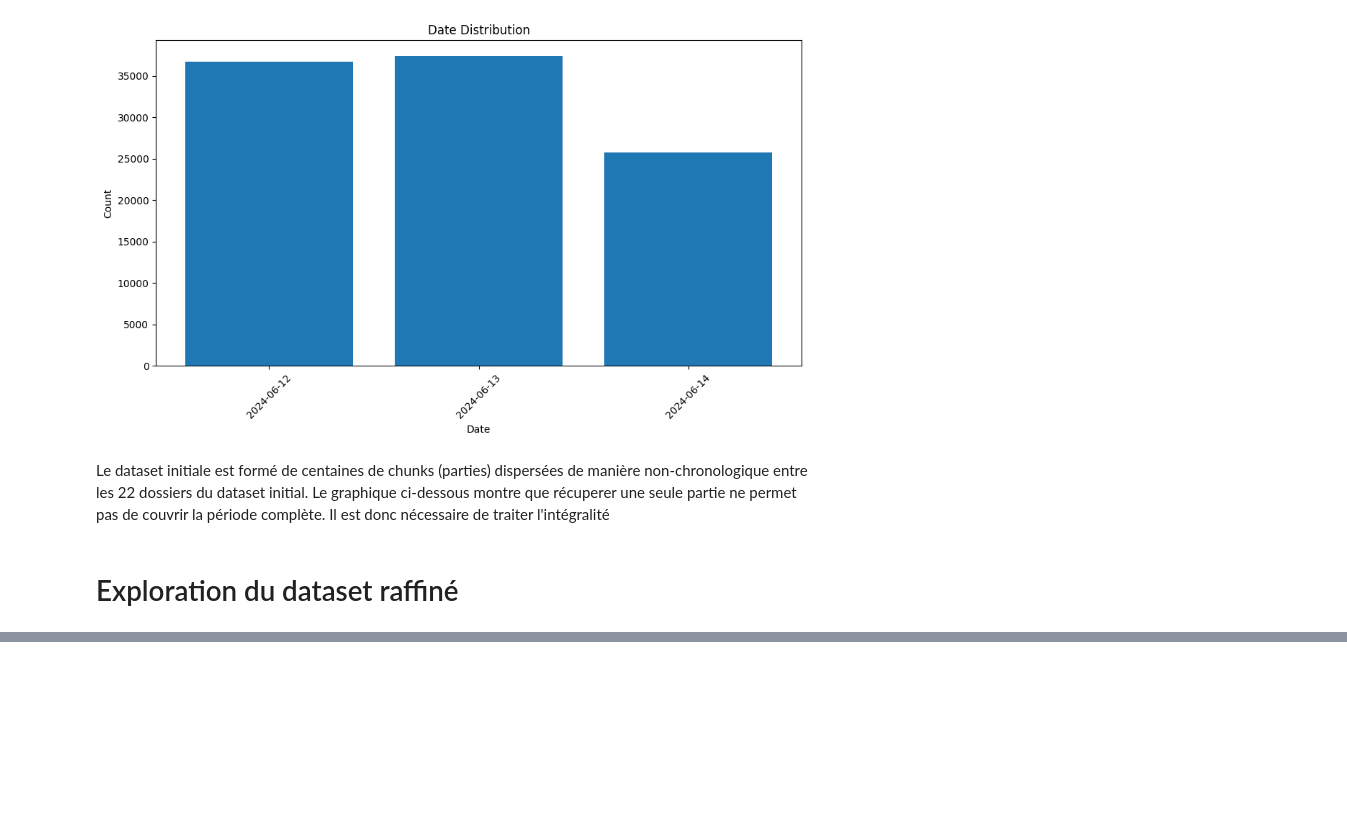
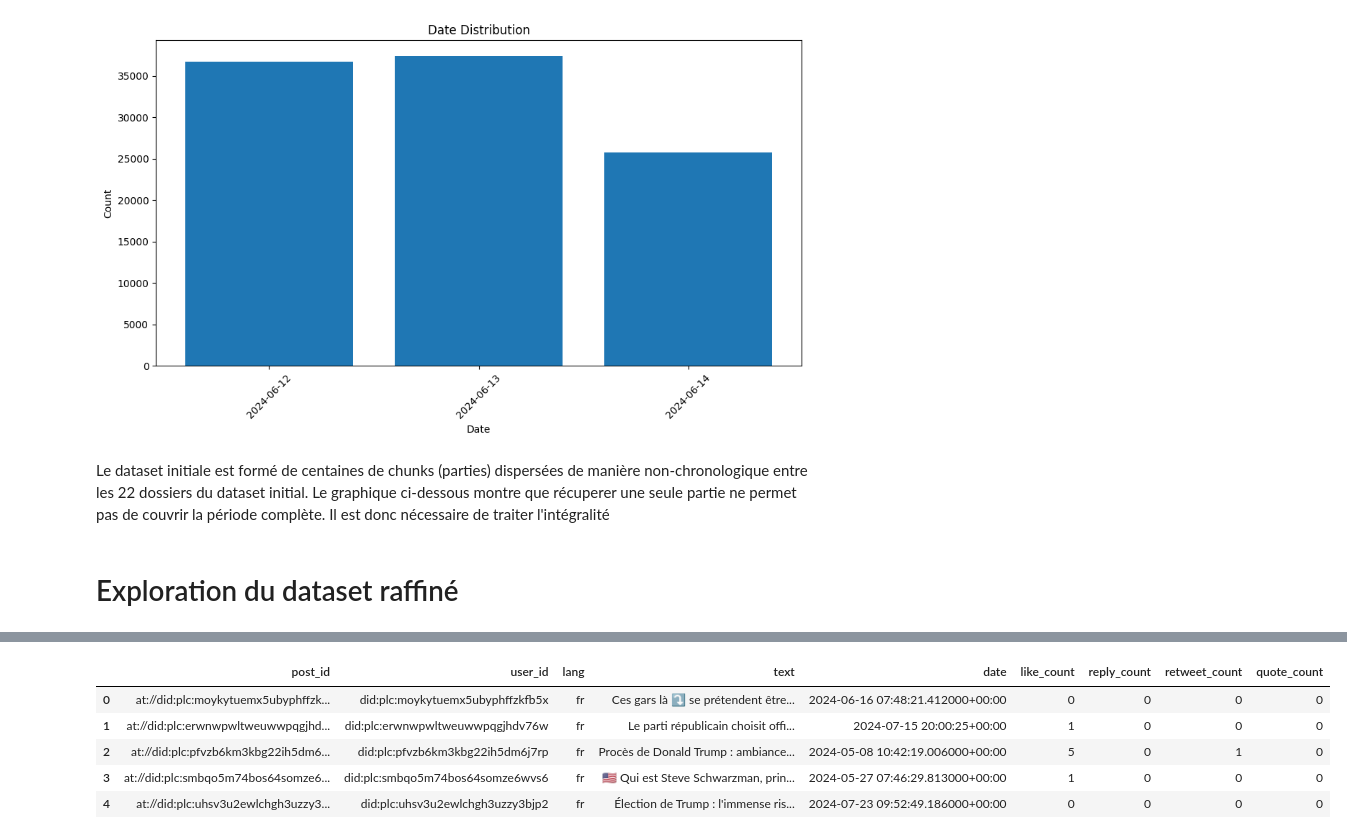
Before and after one commit to Cle07/hn-projet-x-bsky, a Jupyter notebook: explo.ipynb, the cells around one changed output, grey strips where cells are left out. Drawn from its saved outputs; the diff is of its cells as text; code cells hidden in the pictures; blank space fills up the shorter version.

```diff
--- a/explo.ipynb
+++ b/explo.ipynb
@@ -229,0 +245,9 @@ Le dataset initiale est formé de centaines de chunks (parties) dispersées de m
+# %%
+bsky_post_dataset.head()
+# %% [output]
+|  | post_id | user_id | lang | text | date | like_count | reply_count | retweet_count | quote_count |
+| 0 | at://did:plc:moykytuemx5ubyphffzk... | did:plc:moykytuemx5ubyphffzkfb5x | fr | Ces gars là ⤵️ se prétendent être... | 2024-06-16 07:48:21.412000+00:00 | 0 | 0 | 0 | 0 |
+| 1 | at://did:plc:erwnwpwltweuwwpqgjhd... | did:plc:erwnwpwltweuwwpqgjhdv76w | fr | Le parti républicain choisit offi... | 2024-07-15 20:00:25+00:00 | 1 | 0 | 0 | 0 |
+| 2 | at://did:plc:pfvzb6km3kbg22ih5dm6... | did:plc:pfvzb6km3kbg22ih5dm6j7rp | fr | Procès de Donald Trump : ambiance... | 2024-05-08 10:42:19.006000+00:00 | 5 | 0 | 1 | 0 |
+| 3 | at://did:plc:smbqo5m74bos64somze6... | did:plc:smbqo5m74bos64somze6wvs6 | fr | 🇺🇸 Qui est Steve Schwarzman, prin... | 2024-05-27 07:46:29.813000+00:00 | 1 | 0 | 0 | 0 |
+| 4 | at://did:plc:uhsv3u2ewlchgh3uzzy3... | did:plc:uhsv3u2ewlchgh3uzzy3bjp2 | fr | Élection de Trump : l'immense ris... | 2024-07-23 09:52:49.186000+00:00 | 0 | 0 | 0 | 0 |
```
Also changed, not shown: parts of 16 cells of this notebook, 7 other files.
